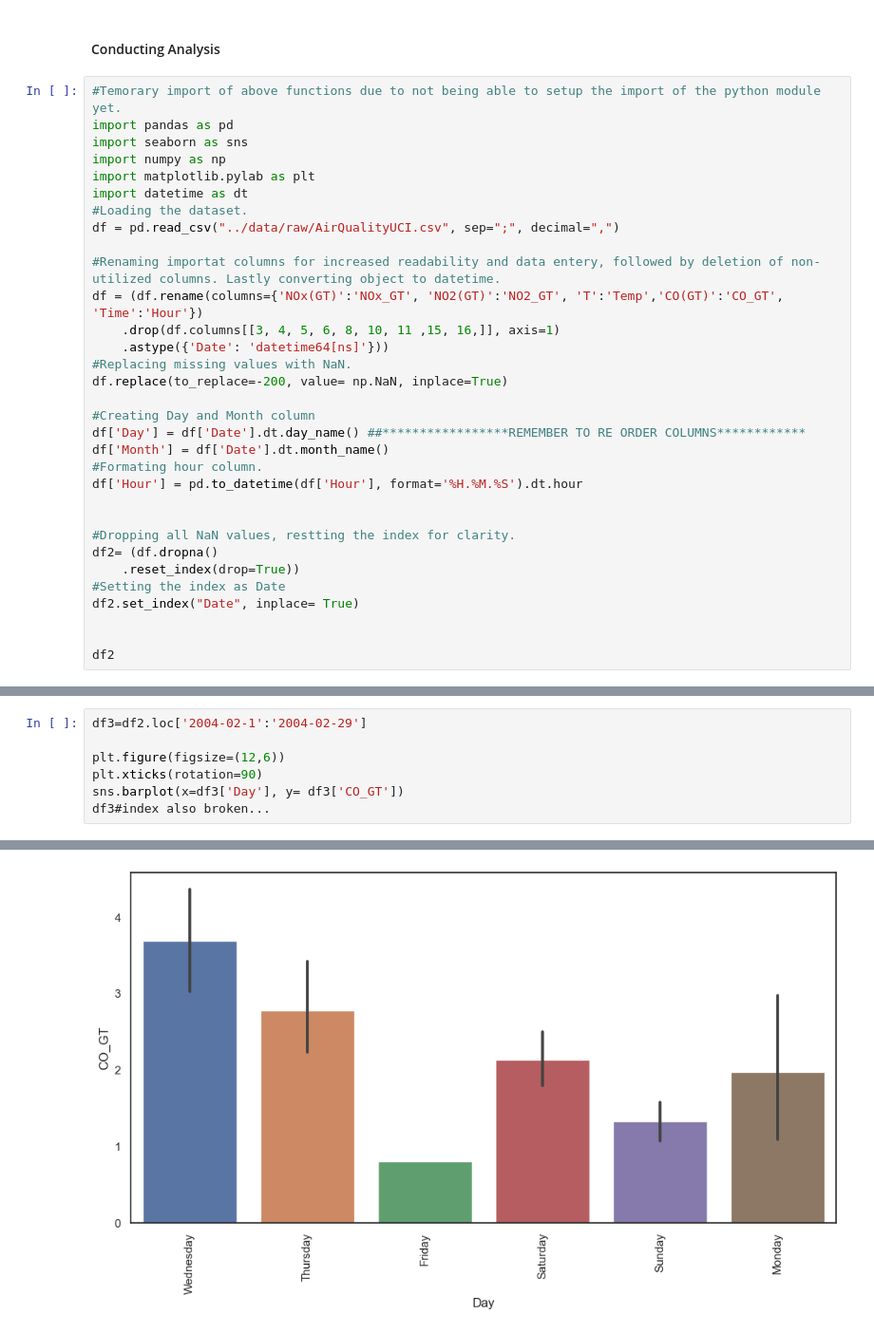
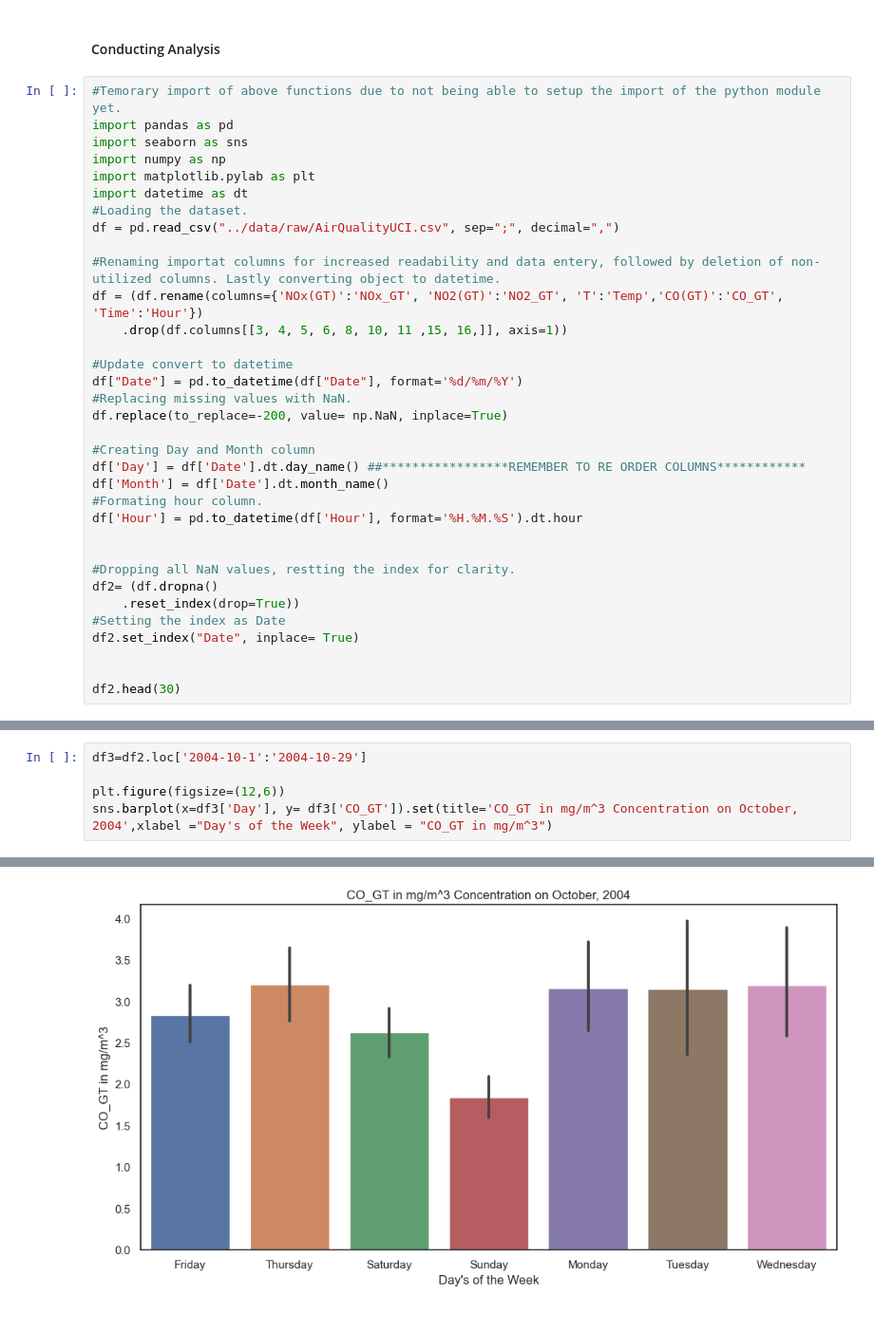
Before and after one commit to ubco-W2022T2-data301/project-group-group59, a Jupyter notebook: analysis/analysis1.ipynb, the cells around one changed output, grey strips where cells are left out. Shown at 95% size. Cells and saved outputs as stored; diff of their text form.

```diff
--- a/analysis/analysis1.ipynb
+++ b/analysis/analysis1.ipynb
@@ -345,8 +369,10 @@ df = pd.read_csv("../data/raw/AirQualityUCI.csv", sep=";", decimal=",")
 
 #Renaming importat columns for increased readability and data entery, followed by deletion of non-utilized columns. Lastly converting object to datetime.
 df = (df.rename(columns={'NOx(GT)':'NOx_GT', 'NO2(GT)':'NO2_GT', 'T':'Temp','CO(GT)':'CO_GT', 'Time':'Hour'})
-    .drop(df.columns[[3, 4, 5, 6, 8, 10, 11 ,15, 16,]], axis=1)
-    .astype({'Date': 'datetime64[ns]'}))
+    .drop(df.columns[[3, 4, 5, 6, 8, 10, 11 ,15, 16,]], axis=1))
+
+#Update convert to datetime
+df["Date"] = pd.to_datetime(df["Date"], format='%d/%m/%Y')
 #Replacing missing values with NaN.
 df.replace(to_replace=-200, value= np.NaN, inplace=True)
 
@@ -364,7 +390,7 @@ df2= (df.dropna()
 df2.set_index("Date", inplace= True)
 
 
-df2
+df2.head(30)
 # %% [output]
 |  | Hour | CO_GT | NOx_GT | NO2_GT | Temp | RH | AH | Day | Month |
 | Date |  |  |  |  |  |  |  |  |  |
@@ -427,8 +440,6 @@ df2#Shows first and last date/month
 # %%
-df3=df2.loc['2004-02-1':'2004-02-29']
+df3=df2.loc['2004-10-1':'2004-10-29']
 
 plt.figure(figsize=(12,6))
-plt.xticks(rotation=90)
-sns.barplot(x=df3['Day'], y= df3['CO_GT'])
-df3#index also broken...
+sns.barplot(x=df3['Day'], y= df3['CO_GT']).set(title='CO_GT in mg/m^3 Concentration on October, 2004',xlabel ="Day's of the Week", ylabel = "CO_GT in mg/m^3")
 # %% [output]
@@ -449 +449 @@ df3#index also broken...
-[figure, old version]
+[figure, new version]
```
Also changed, not shown: parts of 25 cells of this notebook, 2 other files.
